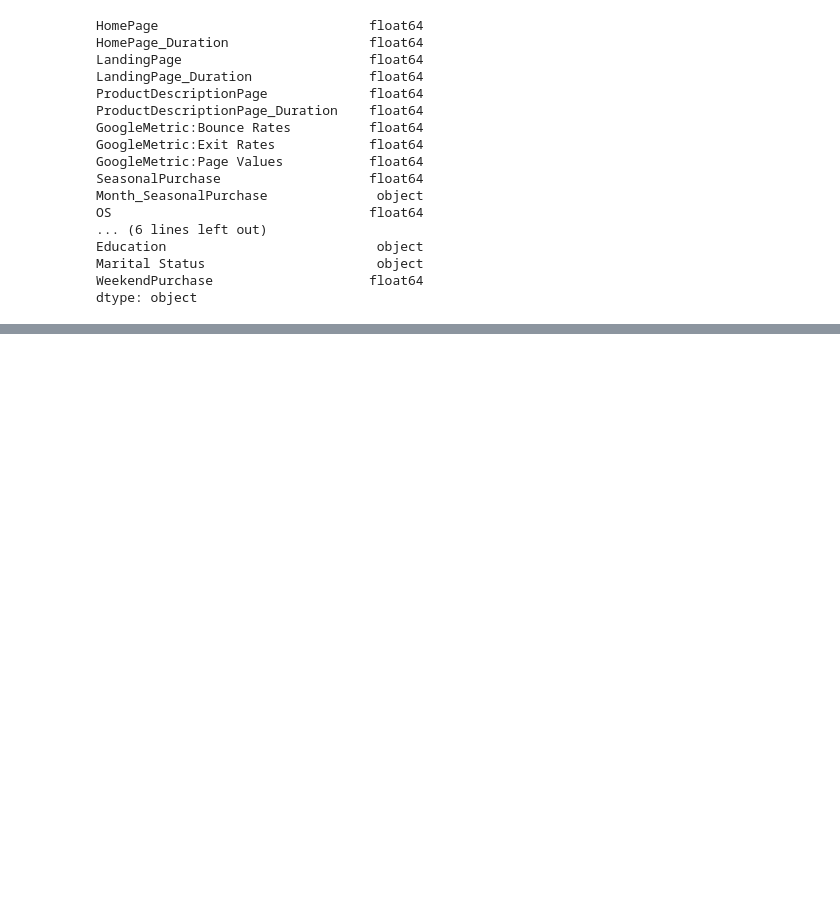
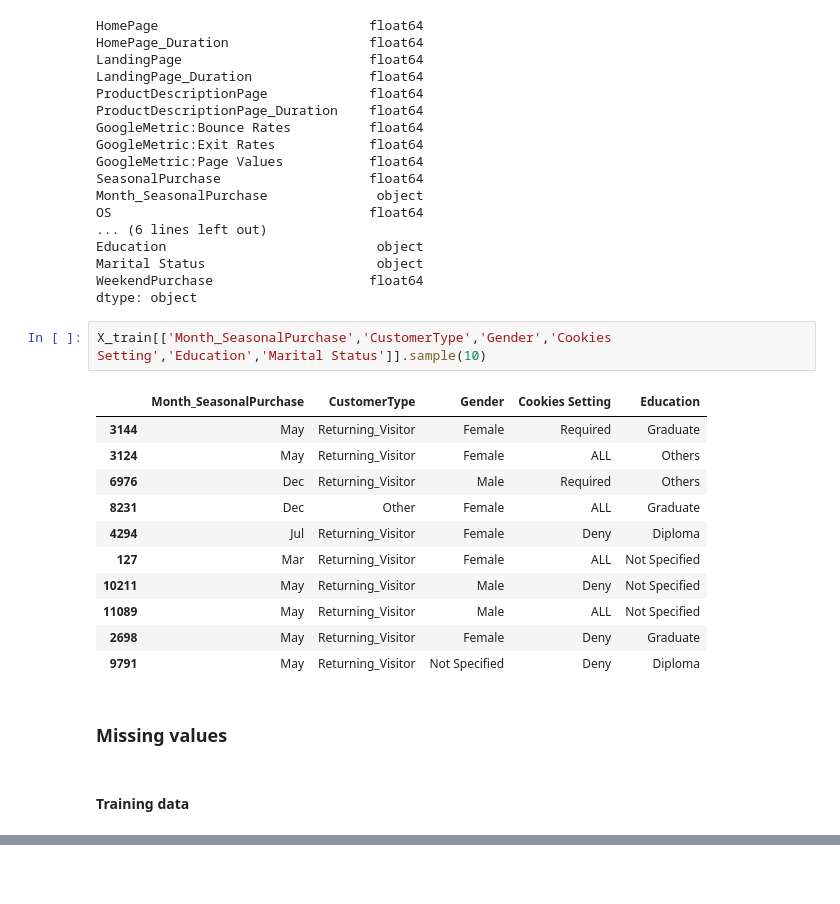
Before and after one commit to Nailsonseat/E-commerce-Shopper-s-Behaviour-Understanding, a Jupyter notebook: Final Notebook.ipynb, the cells around one changed output, grey strips where cells are left out. Saved outputs shown, nothing was run; the diff lists cells and outputs as text; blank space fills up the shorter version.

```diff
--- a/Final Notebook.ipynb
+++ b/Final Notebook.ipynb
@@ -67,3 +100,21 @@ Education                           object
 Marital Status                      object
 WeekendPurchase                    float64
 dtype: object
+# %%
+X_train[['Month_SeasonalPurchase','CustomerType','Gender','Cookies Setting','Education','Marital Status']].sample(10)
+# %% [output]
+|  | Month_SeasonalPurchase | CustomerType | Gender | Cookies Setting | Education |
+| 3144 | May | Returning_Visitor | Female | Required | Graduate |
+| 3124 | May | Returning_Visitor | Female | ALL | Others |
+| 6976 | Dec | Returning_Visitor | Male | Required | Others |
+| 8231 | Dec | Other | Female | ALL | Graduate |
+| 4294 | Jul | Returning_Visitor | Female | Deny | Diploma |
+| 127 | Mar | Returning_Visitor | Female | ALL | Not Specified |
+| 10211 | May | Returning_Visitor | Male | Deny | Not Specified |
+| 11089 | May | Returning_Visitor | Male | ALL | Not Specified |
+| 2698 | May | Returning_Visitor | Female | Deny | Graduate |
+| 9791 | May | Returning_Visitor | Not Specified | Deny | Diploma |
+# %% [markdown]
+### Missing values
+# %% [markdown]
+#### Training data
```
Also changed, not shown: parts of 18 cells of this notebook.
